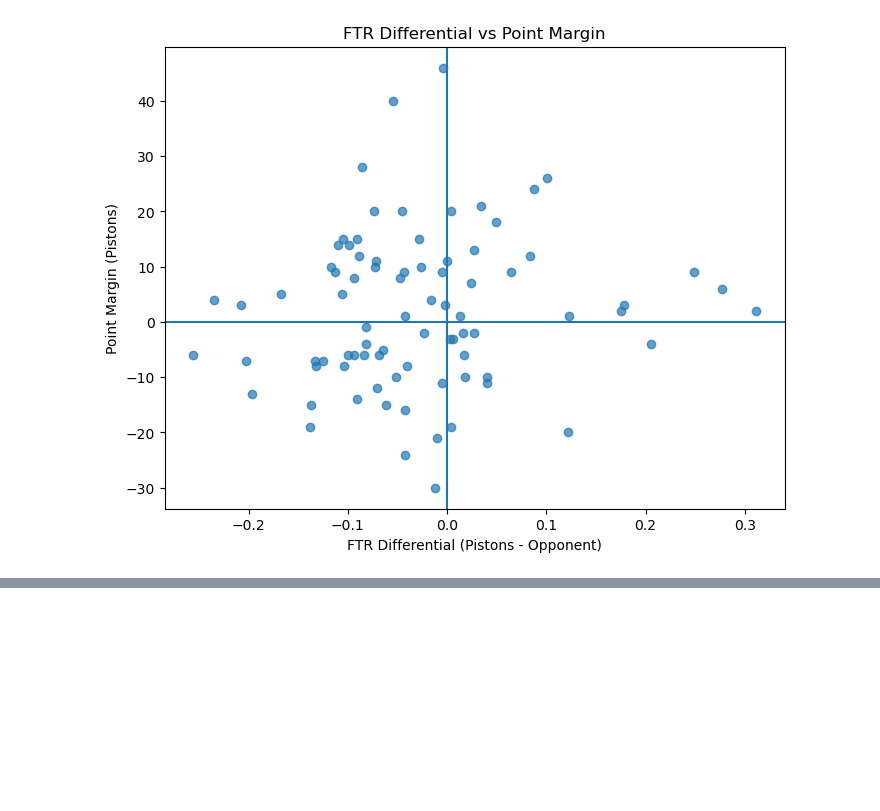
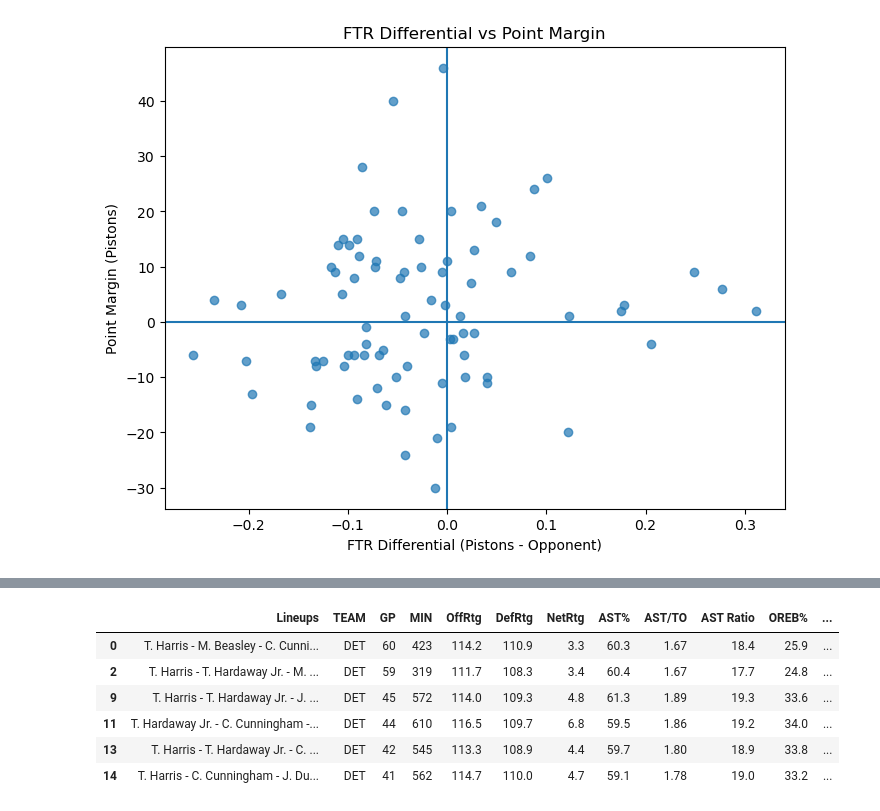
Before and after one commit to thejjserg/basketball-analytics, a Jupyter notebook: Projects/Final-Project.ipynb, the cells around one changed output, grey strips where cells are left out. Saved outputs shown, nothing was run; the diff lists cells and outputs as text; code cells hidden in the pictures; blank space fills up the shorter version.

```diff
--- a/Projects/Final-Project.ipynb
+++ b/Projects/Final-Project.ipynb
@@ -784,0 +828,20 @@ plt.show()
+# %%
+# 4-Man Lineup Analysis
+lineup = pd.read_excel("Pistons-Lineup-Data-2024-25.xlsx", sheet_name = "4-Player All Games Advanced")
+
+# Filter on >300 Minutes Played
+lineup = lineup[lineup["MIN"] >= 300]
+
+# Filter on NetRtg > -
+lineup = lineup[lineup["NetRtg"] >= 3]
+lineup.to_excel("Lineup-4-Man_Best-NetRtg.xlsx", index = False)
+
+lineup
+# %% [output]
+|  | Lineups | TEAM | GP | MIN | OffRtg | DefRtg | NetRtg | AST% | AST/TO | AST Ratio | OREB% | ... |
+| 0 | T. Harris - M. Beasley - C. Cunni... | DET | 60 | 423 | 114.2 | 110.9 | 3.3 | 60.3 | 1.67 | 18.4 | 25.9 | ... |
+| 2 | T. Harris - T. Hardaway Jr. - M. ... | DET | 59 | 319 | 111.7 | 108.3 | 3.4 | 60.4 | 1.67 | 17.7 | 24.8 | ... |
+| 9 | T. Harris - T. Hardaway Jr. - J. ... | DET | 45 | 572 | 114.0 | 109.3 | 4.8 | 61.3 | 1.89 | 19.3 | 33.6 | ... |
+| 11 | T. Hardaway Jr. - C. Cunningham -... | DET | 44 | 610 | 116.5 | 109.7 | 6.8 | 59.5 | 1.86 | 19.2 | 34.0 | ... |
+| 13 | T. Harris - T. Hardaway Jr. - C. ... | DET | 42 | 545 | 113.3 | 108.9 | 4.4 | 59.7 | 1.80 | 18.9 | 33.8 | ... |
+| 14 | T. Harris - C. Cunningham - J. Du... | DET | 41 | 562 | 114.7 | 110.0 | 4.7 | 59.1 | 1.78 | 19.0 | 33.2 | ... |
```
Also changed, not shown: parts of 5 cells of this notebook, 8 other files.
